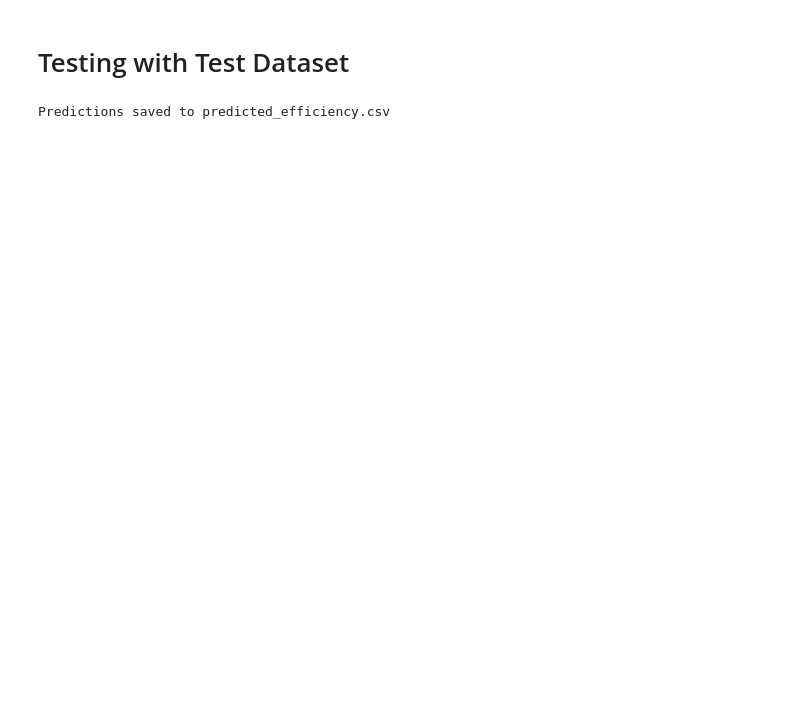
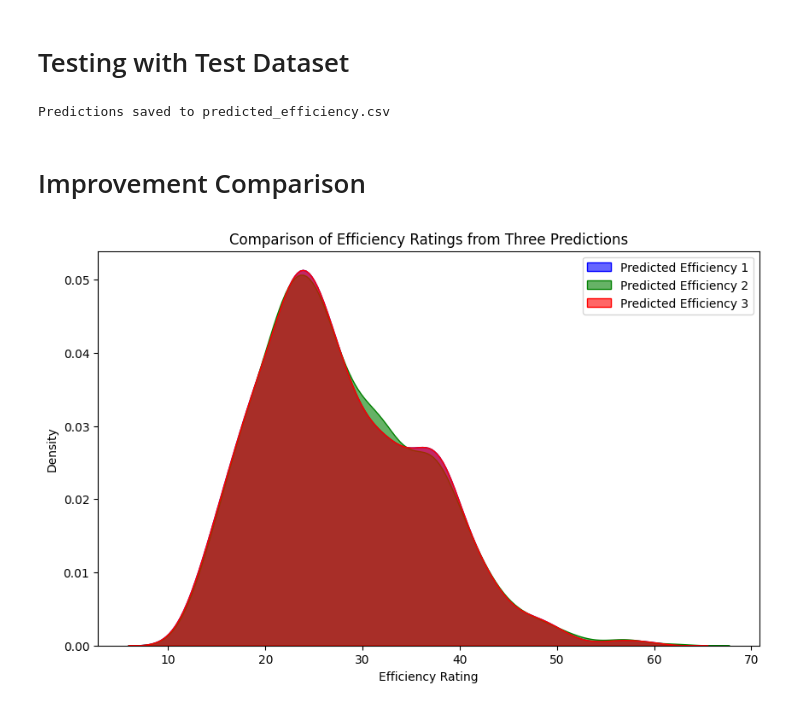
Before and after one commit to shivi13102/Vehicles_Efficiency_Rate_Prediction, a Jupyter notebook: Prediction_Model.ipynb, the cells around one changed output. Saved outputs shown, nothing was run; the diff lists cells and outputs as text; code cells hidden in the pictures; blank space fills up the shorter version.

```diff
--- a/Prediction_Model.ipynb
+++ b/Prediction_Model.ipynb
@@ -184,3 +203,38 @@ new_table = test[['ID', 'EFFICIENCY_RATING']]
 
 # Save the new table to a new CSV file or a new database table
 new_table.to_csv('predicted_efficiency1.csv', index=False)
+# %% [markdown]
+# Improvement Comparison
+# %%
+import pandas as pd
+import matplotlib.pyplot as plt
+import seaborn as sns
+
+# Read CSV files into DataFrames
+predicted_efficiency1 = pd.read_csv("/content/predicted_efficiency1.csv")
+predicted_efficiency2 = pd.read_csv("/content/predicted_efficiency2.csv")
+predicted_efficiency3 = pd.read_csv("/content/predicted_efficiency3.csv")
+
+# Extract the relevant columns from each table
+efficiency1 = predicted_efficiency1['EFFICIENCY_RATING']
+efficiency2 = predicted_efficiency2['EFFICIENCY_RATING']
+efficiency3 = predicted_efficiency3['EFFICIENCY_RATING']
+
+# Plotting the comparison using KDE plots
+plt.figure(figsize=(10, 6))
+
+# Plot the KDE for each set
+sns.kdeplot(efficiency1, label='Predicted Efficiency 1', fill=True, color='blue', alpha=0.6)
+sns.kdeplot(efficiency2, label='Predicted Efficiency 2', fill=True, color='green', alpha=0.6)
+sns.kdeplot(efficiency3, label='Predicted Efficiency 3', fill=True, color='red', alpha=0.6)
+
+# Adding title and labels
+plt.title('Comparison of Efficiency Ratings from Three Predictions')
+plt.xlabel('Efficiency Rating')
+plt.ylabel('Density')
+plt.legend()
+
+# Show the plot
+plt.show()
+# %% [output]
+[figure, added]
```
Also changed, not shown: parts of 8 cells of this notebook.
